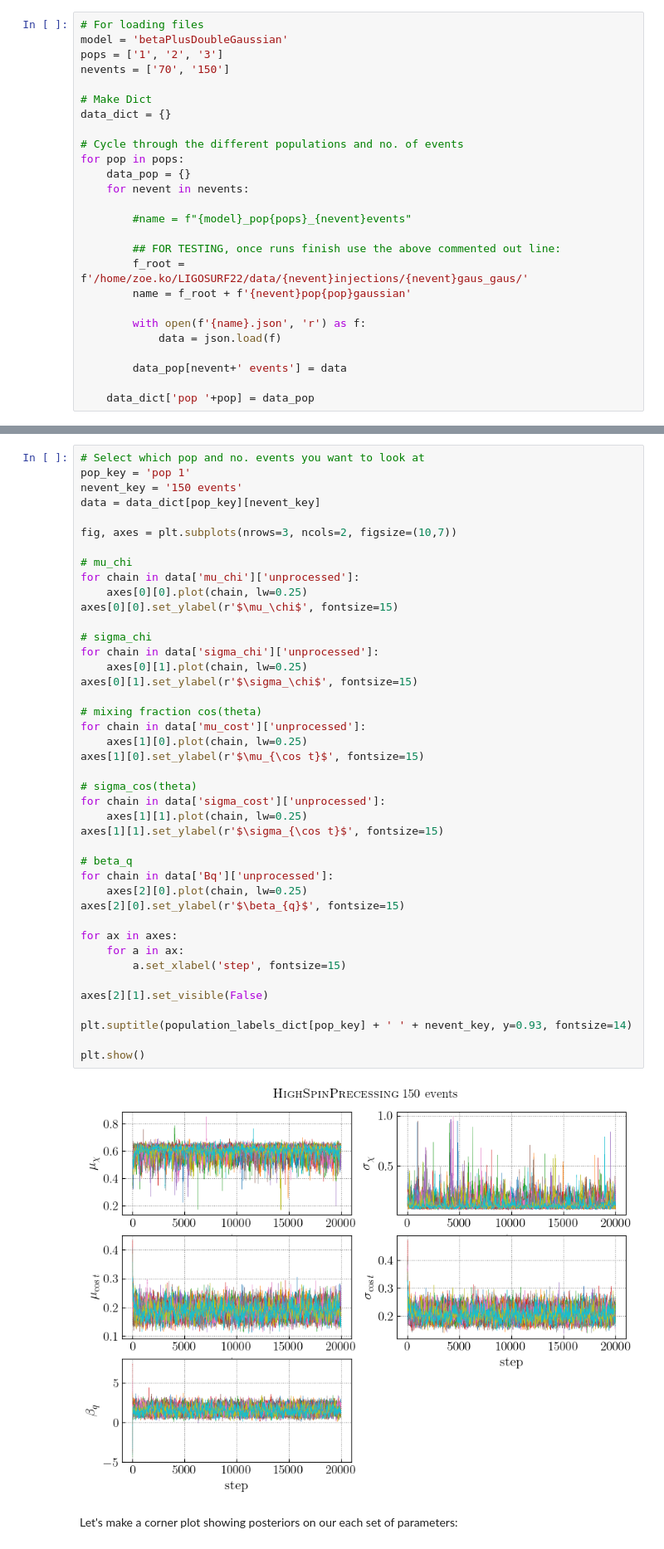
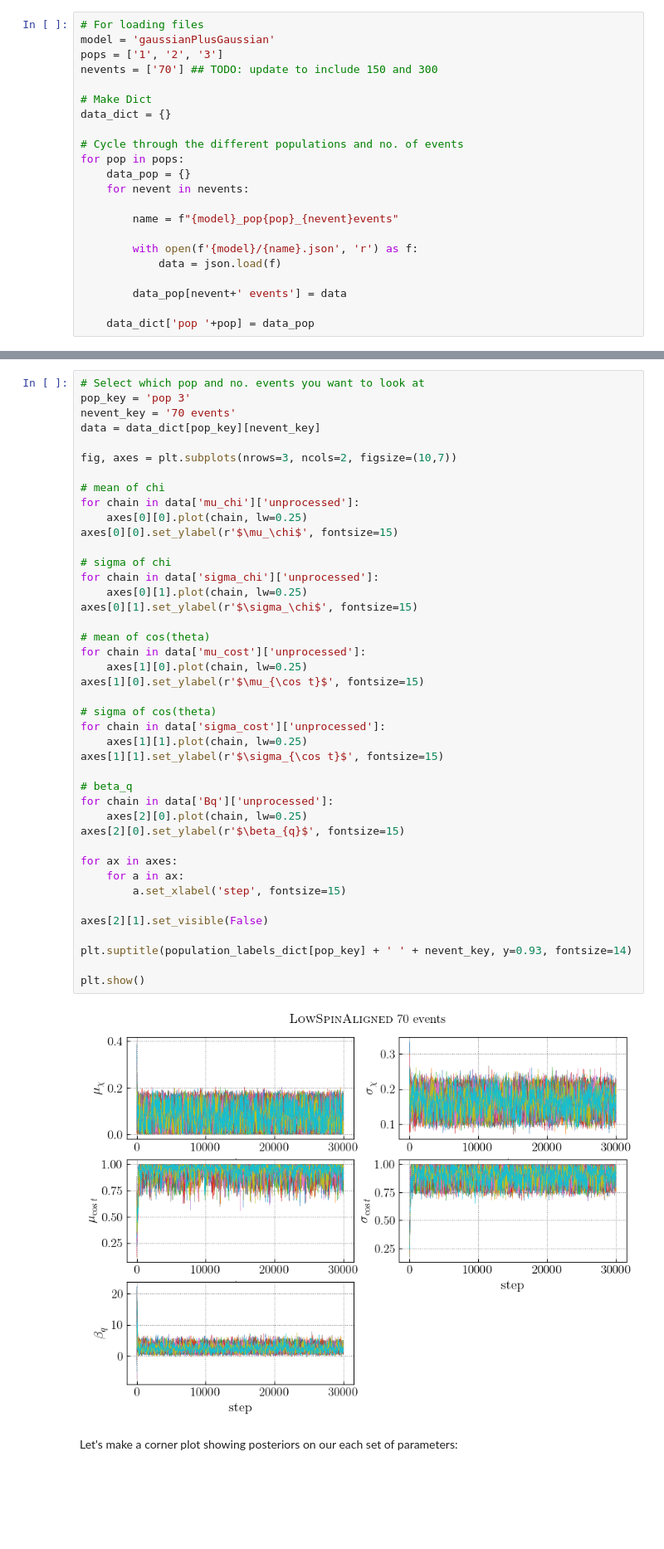
Before and after one commit to zoekko/comp-spin-mock-injections, a Jupyter notebook: Data/PopulationInferenceOutput/inspect_gaussianPlusGaussian.ipynb, the cells around one changed output, grey strips where cells are left out. Shown at 83% size. Drawn from its saved outputs; the diff is of its cells as text; blank space fills up the shorter version.

```diff
--- a/Data/PopulationInferenceOutput/inspect_gaussianPlusGaussian.ipynb
+++ b/Data/PopulationInferenceOutput/inspect_gaussianPlusGaussian.ipynb
@@ -15,9 +15,9 @@ Load `.json` result files which contains
 and make dict containing info for all populations under the given model
 # %%
 # For loading files
-model = 'betaPlusDoubleGaussian'
+model = 'gaussianPlusGaussian'
 pops = ['1', '2', '3']
-nevents = ['70', '150']
+nevents = ['70'] ## TODO: update to include 150 and 300
 
 # Make Dict
 data_dict = {}
@@ -27,13 +27,9 @@ for pop in pops:
     data_pop = {}
     for nevent in nevents:
 
-        #name = f"{model}_pop{pops}_{nevent}events"
+        name = f"{model}_pop{pop}_{nevent}events"
 
-        ## FOR TESTING, once runs finish use the above commented out line:
-        f_root = f'/home/zoe.ko/LIGOSURF22/data/{nevent}injections/{nevent}gaus_gaus/'
-        name = f_root + f'{nevent}pop{pop}gaussian'
-
-        with open(f'{name}.json', 'r') as f:
+        with open(f'{model}/{name}.json', 'r') as f:
             data = json.load(f)
 
         data_pop[nevent+' events'] = data
@@ -67,48 +63,48 @@ The contents of the file for each population and number of events are the follow
 Next, plot our various chains to inspect convergence:
 # %%
 # Select which pop and no. events you want to look at
-pop_key = 'pop 1'
-nevent_key = '150 events'
+pop_key = 'pop 3'
+nevent_key = '70 events'
 data = data_dict[pop_key][nevent_key]
 
 fig, axes = plt.subplots(nrows=3, ncols=2, figsize=(10,7))
 
-# mu_chi
+# mean of chi
 for chain in data['mu_chi']['unprocessed']:
     axes[0][0].plot(chain, lw=0.25)
 axes[0][0].set_ylabel(r'$\mu_\chi$', fontsize=15)
 
-# sigma_chi
+# sigma of chi
 for chain in data['sigma_chi']['unprocessed']:
     axes[0][1].plot(chain, lw=0.25)
 axes[0][1].set_ylabel(r'$\sigma_\chi$', fontsize=15)
 
-# mixing fraction cos(theta)
+# mean of cos(theta)
 for chain in data['mu_cost']['unprocessed']:
     axes[1][0].plot(chain, lw=0.25)
 axes[1][0].set_ylabel(r'$\mu_{\cos t}$', fontsize=15)
 
-# sigma_cos(theta)
+# sigma of cos(theta)
 for chain in data['sigma_cost']['unprocessed']:
     axes[1][1].plot(chain, lw=0.25)
 axes[1][1].set_ylabel(r'$\sigma_{\cos t}$', fontsize=15)
 
 # beta_q
 for chain in data['Bq']['unprocessed']:
     axes[2][0].plot(chain, lw=0.25)
 axes[2][0].set_ylabel(r'$\beta_{q}$', fontsize=15)
 
 for ax in axes:
     for a in ax:
         a.set_xlabel('step', fontsize=15)
 
 axes[2][1].set_visible(False)
 
 plt.suptitle(population_labels_dict[pop_key] + ' ' + nevent_key, y=0.93, fontsize=14)
 
 plt.show()
 # %% [output]
-[figure, old version]
+[figure, new version]
 # %% [markdown]
 Let's make a corner plot showing posteriors on our each set of parameters:
 # %%
```
Also changed, not shown: parts of 2 cells of this notebook, 11 other files.
